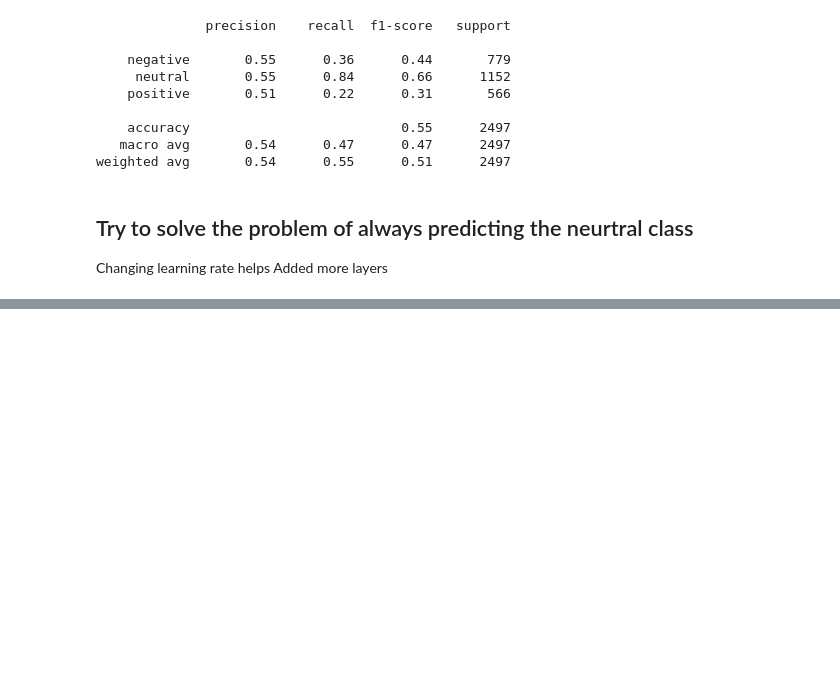
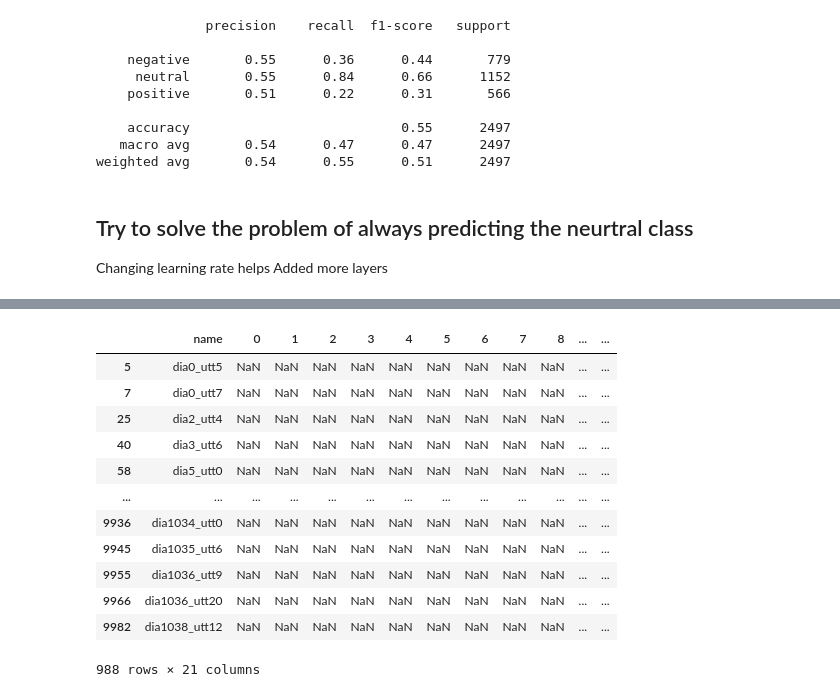
Before and after one commit to Hadryan/AuSpeech, a Jupyter notebook: audio/classifiers_w_audio_YZ.ipynb, the cells around one changed output, grey strips where cells are left out. Cells and saved outputs as stored; diff of their text form; code cells hidden in the pictures; blank space fills up the shorter version.

```diff
--- a/audio/classifiers_w_audio_YZ.ipynb
+++ b/audio/classifiers_w_audio_YZ.ipynb
@@ -981,0 +1147,16 @@ weighted avg       0.26      0.46      0.30      2497
+# %%
+audio_emb[audio_emb.isna().any(axis=1)]
+# %% [output]
+|  | name | 0 | 1 | 2 | 3 | 4 | 5 | 6 | 7 | 8 | ... | ... |
+| 5 | dia0_utt5 | NaN | NaN | NaN | NaN | NaN | NaN | NaN | NaN | NaN | ... | ... |
+| 7 | dia0_utt7 | NaN | NaN | NaN | NaN | NaN | NaN | NaN | NaN | NaN | ... | ... |
+| 25 | dia2_utt4 | NaN | NaN | NaN | NaN | NaN | NaN | NaN | NaN | NaN | ... | ... |
+| 40 | dia3_utt6 | NaN | NaN | NaN | NaN | NaN | NaN | NaN | NaN | NaN | ... | ... |
+| 58 | dia5_utt0 | NaN | NaN | NaN | NaN | NaN | NaN | NaN | NaN | NaN | ... | ... |
+| ... | ... | ... | ... | ... | ... | ... | ... | ... | ... | ... | ... | ... |
+| 9936 | dia1034_utt0 | NaN | NaN | NaN | NaN | NaN | NaN | NaN | NaN | NaN | ... | ... |
+| 9945 | dia1035_utt6 | NaN | NaN | NaN | NaN | NaN | NaN | NaN | NaN | NaN | ... | ... |
+| 9955 | dia1036_utt9 | NaN | NaN | NaN | NaN | NaN | NaN | NaN | NaN | NaN | ... | ... |
+| 9966 | dia1036_utt20 | NaN | NaN | NaN | NaN | NaN | NaN | NaN | NaN | NaN | ... | ... |
+| 9982 | dia1038_utt12 | NaN | NaN | NaN | NaN | NaN | NaN | NaN | NaN | NaN | ... | ... |
+988 rows × 21 columns
```
Also changed, not shown: parts of 91 cells of this notebook.
